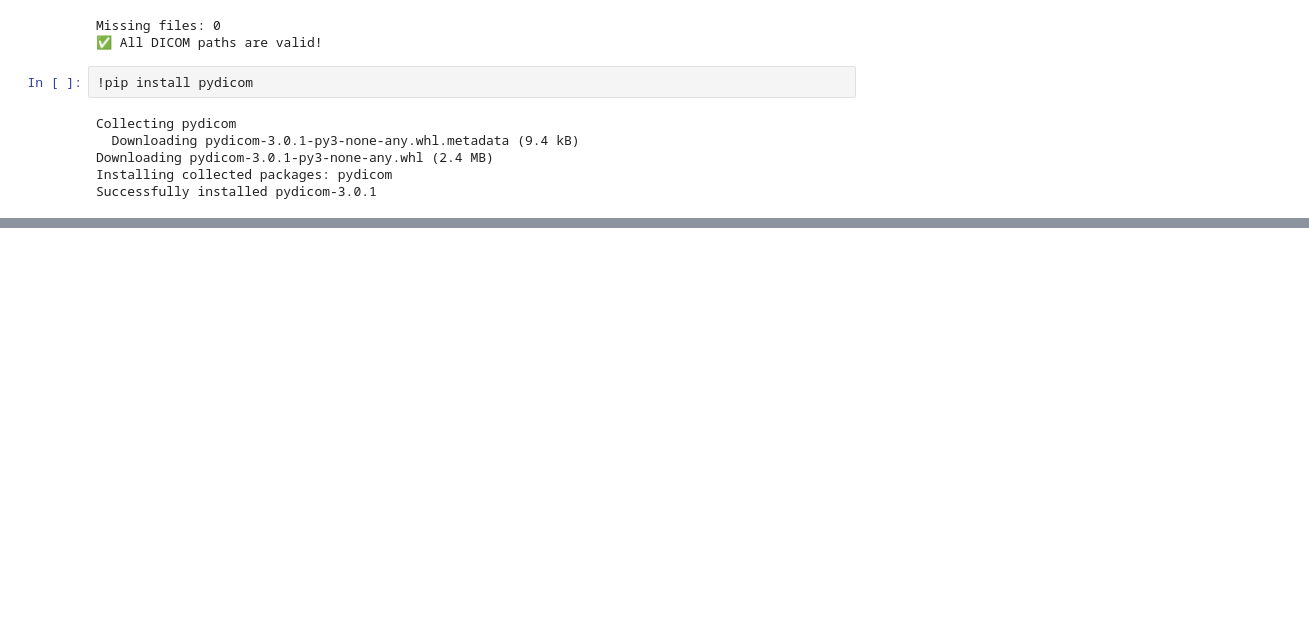
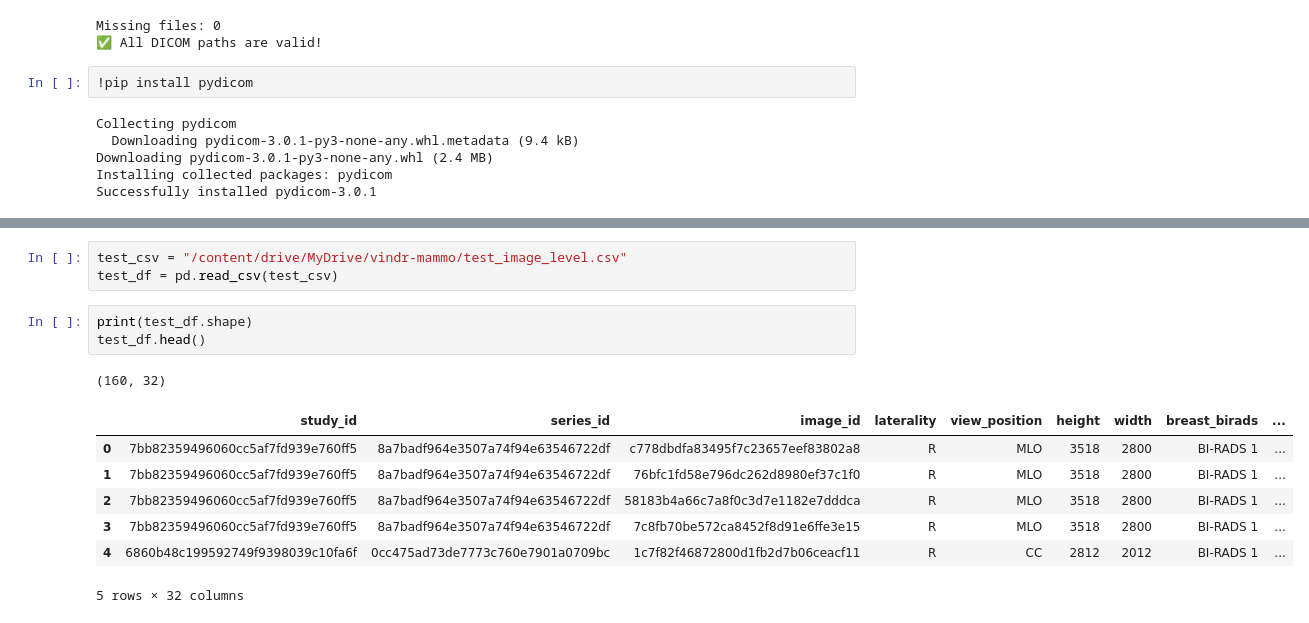
Before and after one commit to ShorouqTelfah/Automated-methods-to-detect-pneumonia-diseases-from-medical-images, a Jupyter notebook: TRAIN_CNN_VINDRMAMMO.ipynb, the cells around one changed output, grey strips where cells are left out. Saved outputs shown, nothing was run; the diff lists cells and outputs as text; blank space fills up the shorter version.

```diff
--- a/TRAIN_CNN_VINDRMAMMO.ipynb
+++ b/TRAIN_CNN_VINDRMAMMO.ipynb
@@ -92,0 +295,15 @@ plt.show()
+# %%
+test_csv = "/content/drive/MyDrive/vindr-mammo/test_image_level.csv"
+test_df = pd.read_csv(test_csv)
+# %%
+print(test_df.shape)
+test_df.head()
+# %% [output]
+(160, 32)
+|  | study_id | series_id | image_id | laterality | view_position | height | width | breast_birads | ... |
+| 0 | 7bb82359496060cc5af7fd939e760ff5 | 8a7badf964e3507a74f94e63546722df | c778dbdfa83495f7c23657eef83802a8 | R | MLO | 3518 | 2800 | BI-RADS 1 | ... |
+| 1 | 7bb82359496060cc5af7fd939e760ff5 | 8a7badf964e3507a74f94e63546722df | 76bfc1fd58e796dc262d8980ef37c1f0 | R | MLO | 3518 | 2800 | BI-RADS 1 | ... |
+| 2 | 7bb82359496060cc5af7fd939e760ff5 | 8a7badf964e3507a74f94e63546722df | 58183b4a66c7a8f0c3d7e1182e7dddca | R | MLO | 3518 | 2800 | BI-RADS 1 | ... |
+| 3 | 7bb82359496060cc5af7fd939e760ff5 | 8a7badf964e3507a74f94e63546722df | 7c8fb70be572ca8452f8d91e6ffe3e15 | R | MLO | 3518 | 2800 | BI-RADS 1 | ... |
+| 4 | 6860b48c199592749f9398039c10fa6f | 0cc475ad73de7773c760e7901a0709bc | 1c7f82f46872800d1fb2d7b06ceacf11 | R | CC | 2812 | 2012 | BI-RADS 1 | ... |
+5 rows × 32 columns
```
Also changed, not shown: parts of 31 cells of this notebook.
